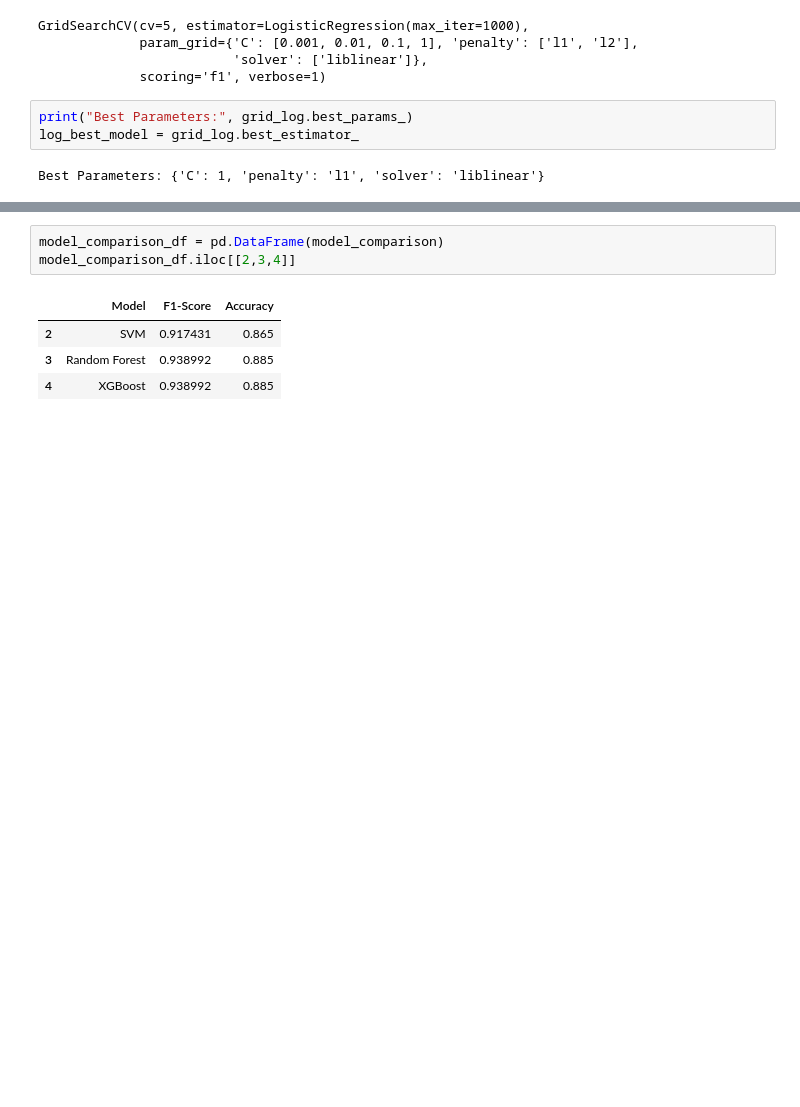
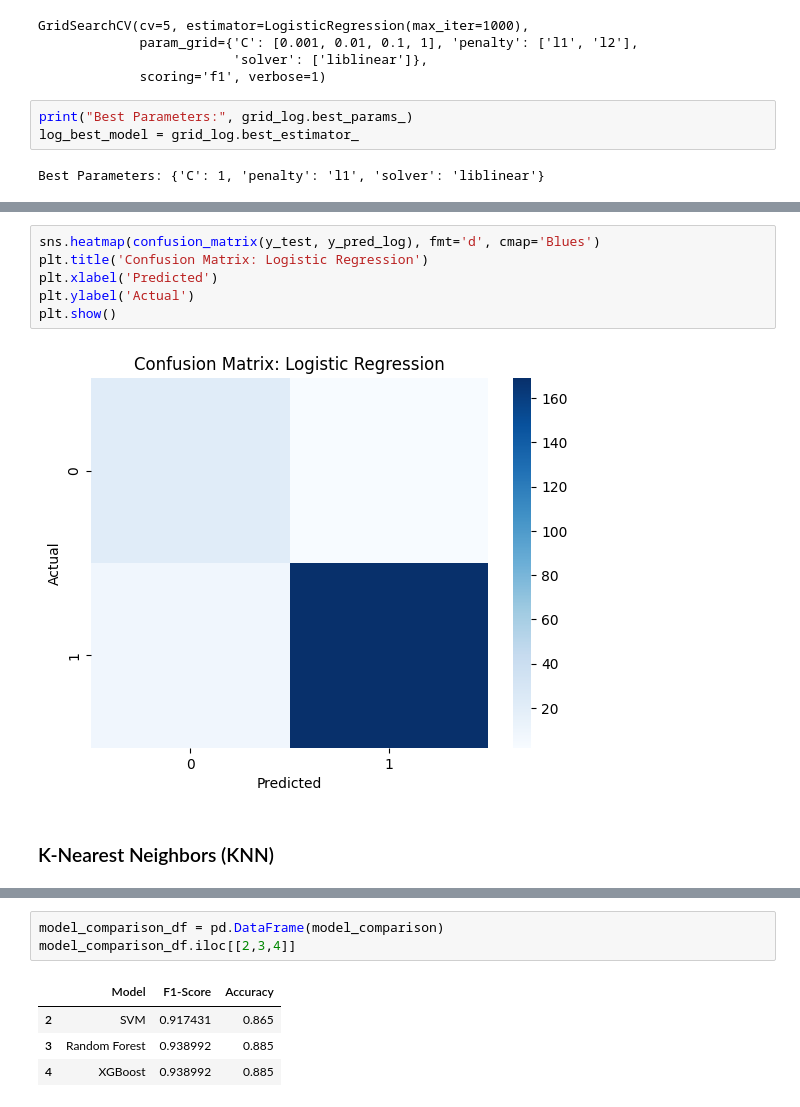
Before and after one commit to itsdakshjain/Customer-Churn-Prediction, a Jupyter notebook: notebooks/churn_prediction_modeling_v1.ipynb, the cells around one changed output, grey strips where cells are left out. Saved outputs shown, nothing was run; the diff lists cells and outputs as text; blank space fills up the shorter version.

```diff
--- a/notebooks/churn_prediction_modeling_v1.ipynb
+++ b/notebooks/churn_prediction_modeling_v1.ipynb
@@ -389,3 +399,13 @@ print(f"Log F1-Score: {f1_log:.2f}")
 # %% [output]
 Log Accuracy: 0.95
 Log F1-Score: 0.97
+# %%
+sns.heatmap(confusion_matrix(y_test, y_pred_log), fmt='d', cmap='Blues')
+plt.title('Confusion Matrix: Logistic Regression')
+plt.xlabel('Predicted')
+plt.ylabel('Actual')
+plt.show()
+# %% [output]
+[figure, added]
+# %% [markdown]
+### K-Nearest Neighbors (KNN)
```
Also changed, not shown: parts of 44 cells of this notebook.
